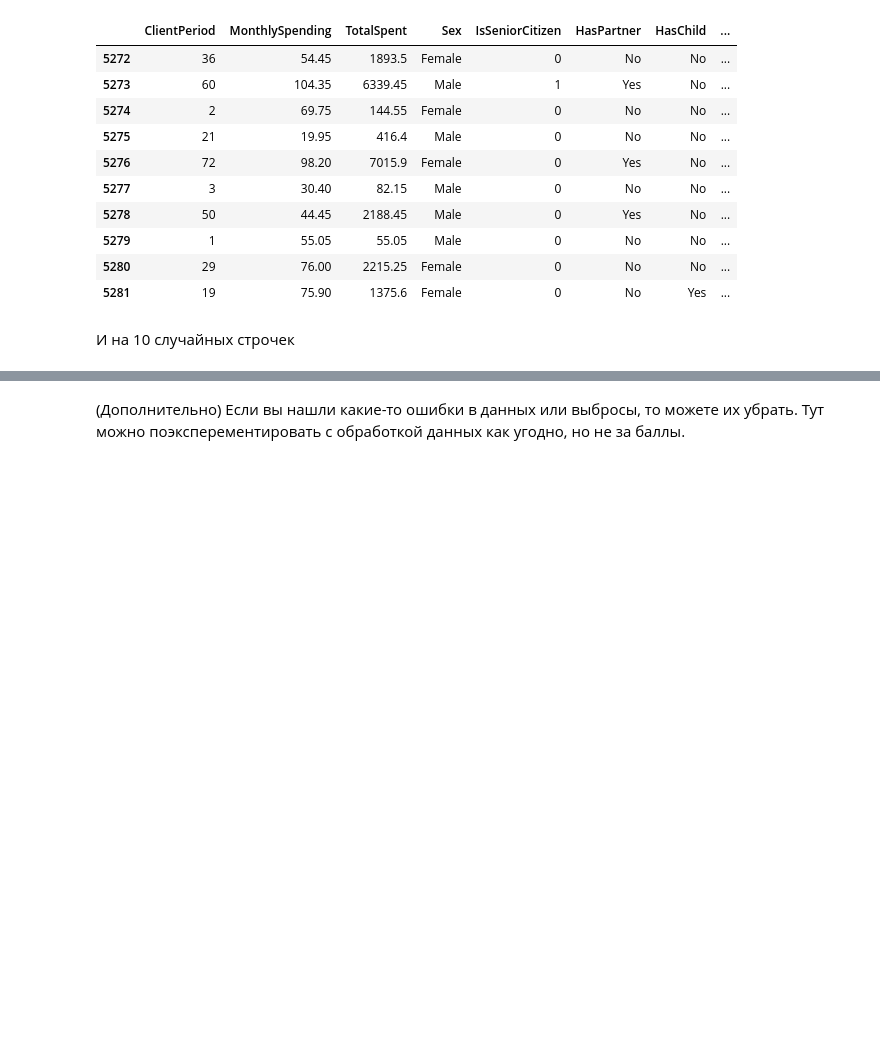
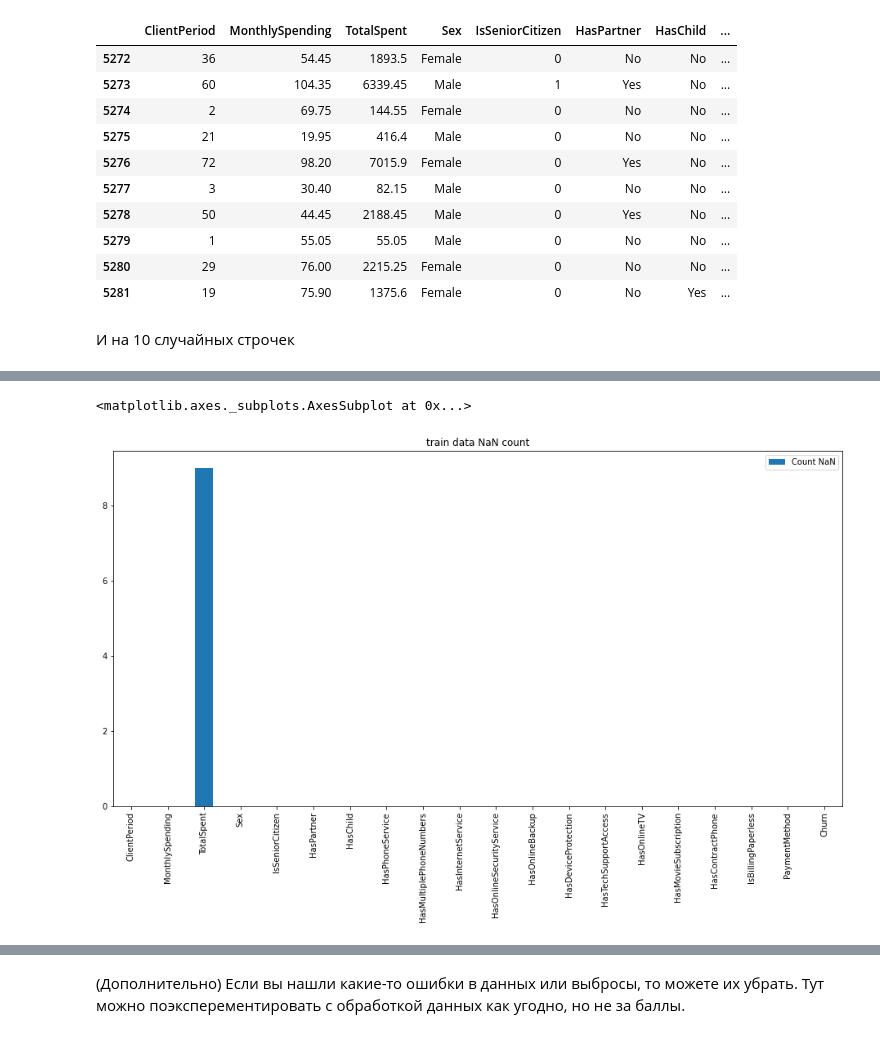
Before and after one commit to noname19871/DLS2022_advanced, a Jupyter notebook: homeworks/homework3/[homework]baseline.ipynb, the cells around one changed output, grey strips where cells are left out. Cells and saved outputs as stored; diff of their text form; code cells hidden in the pictures; blank space fills up the shorter version.

```diff
--- a/homeworks/homework3/[homework]baseline.ipynb
+++ b/homeworks/homework3/[homework]baseline.ipynb
@@ -146,0 +220,6 @@ train.sample(n=10)
+# %%
+nan_df = pd.DataFrame(train.isna().sum(), columns=['Count NaN'])
+nan_df.plot(kind="bar", figsize=(16, 8), title='train data NaN count')
+# %% [output]
+<matplotlib.axes._subplots.AxesSubplot at 0x...>
+[figure, added]
```
Also changed, not shown: parts of 19 cells of this notebook.
